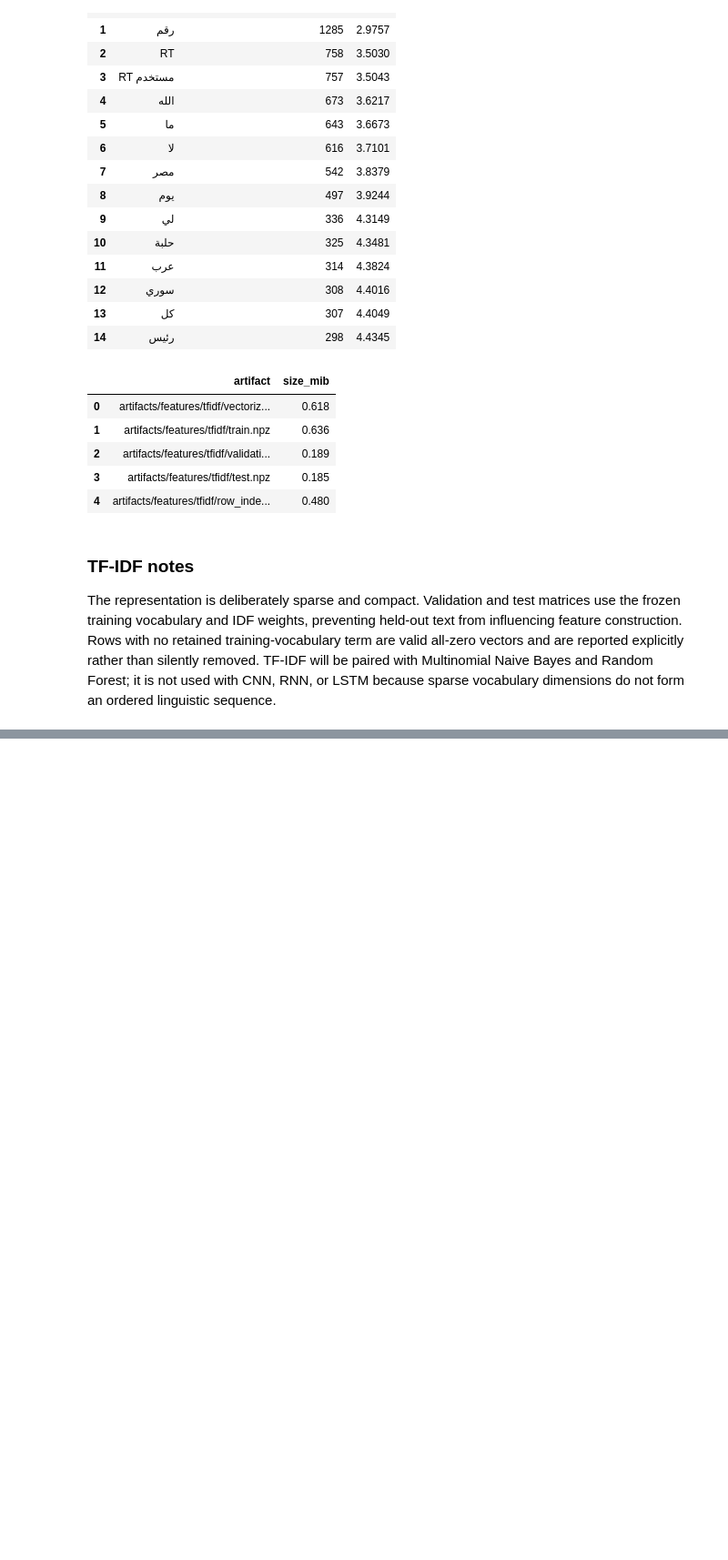
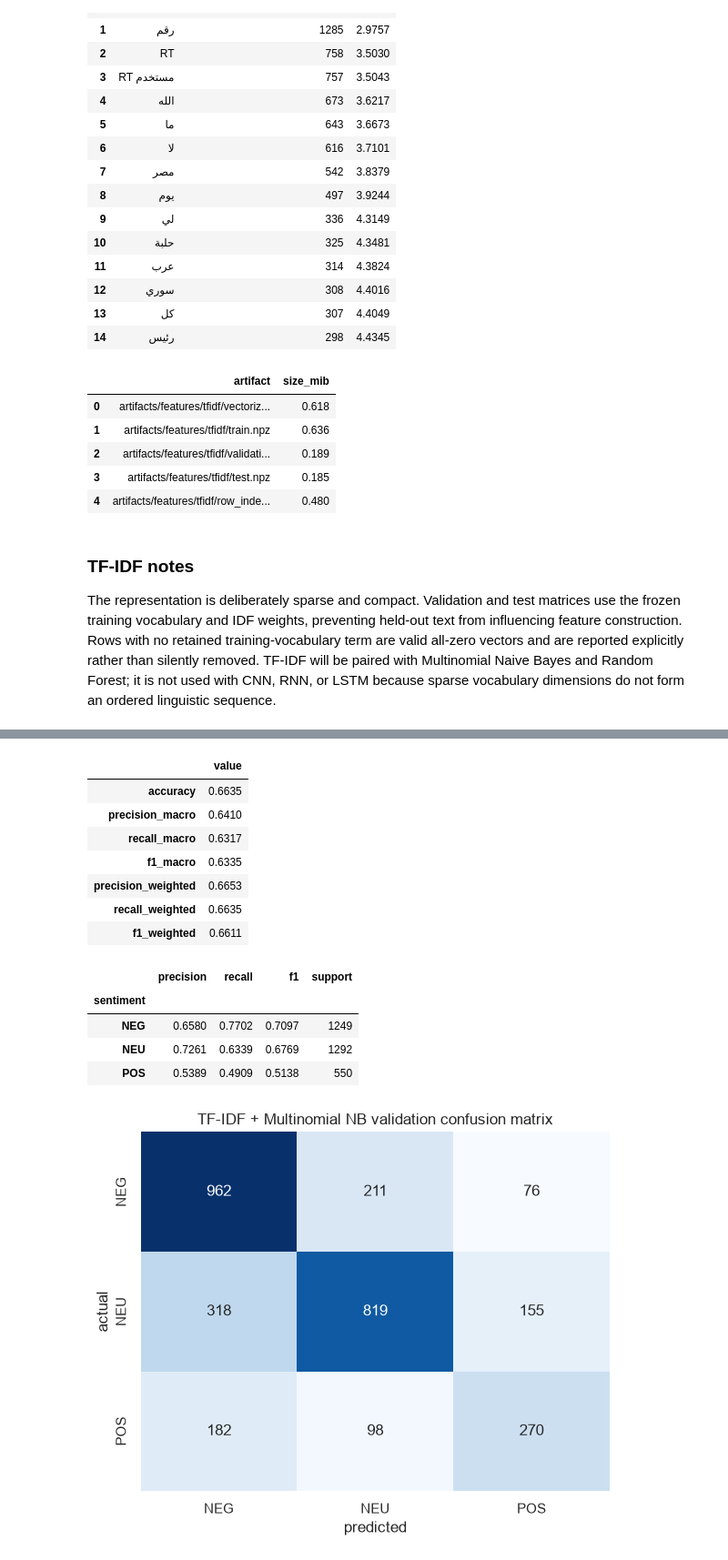
Before and after one commit to iAboud98/arabic-sentiment-analysis, a Jupyter notebook: notebooks/arabic_sentiment_analysis.ipynb, the cells around one changed output, grey strips where cells are left out. Shown at 91% size. Drawn from its saved outputs; the diff is of its cells as text; code cells hidden in the pictures; blank space fills up the shorter version.

Commit message:
tune TF-IDF Multinomial Naive Bayes

```diff
--- a/notebooks/arabic_sentiment_analysis.ipynb
+++ b/notebooks/arabic_sentiment_analysis.ipynb
@@ -1331,0 +1449,47 @@ The representation is deliberately sparse and compact. Validation and test matri
+# %%
+tfidf_mnb_validation_metrics = aggregate_classification_metrics(
+    TFIDF_TARGETS["validation"], TFIDF_MNB_VALIDATION_PREDICTIONS
+)
+tfidf_mnb_validation_per_class = per_class_metrics(
+    TFIDF_TARGETS["validation"], TFIDF_MNB_VALIDATION_PREDICTIONS
+)
+tfidf_mnb_validation_confusion = pd.DataFrame(
+    confusion_matrix(
+        TFIDF_TARGETS["validation"],
+        TFIDF_MNB_VALIDATION_PREDICTIONS,
+        labels=SENTIMENT_LABELS,
+    ),
+    index=pd.Index(SENTIMENT_LABELS, name="actual"),
+    columns=pd.Index(SENTIMENT_LABELS, name="predicted"),
+)
+
+display(pd.Series(tfidf_mnb_validation_metrics, name="value").to_frame().round(4))
+display(tfidf_mnb_validation_per_class.round(4))
+
+figure, axis = plt.subplots(figsize=(6, 5))
+sns.heatmap(
+    tfidf_mnb_validation_confusion,
+    annot=True,
+    fmt="d",
+    cmap="Blues",
+    cbar=False,
+    ax=axis,
+)
+axis.set_title("TF-IDF + Multinomial NB validation confusion matrix")
+figure.tight_layout()
+plt.show()
+# %% [output]
+|  | value |
+| accuracy | 0.6635 |
+| precision_macro | 0.6410 |
+| recall_macro | 0.6317 |
+| f1_macro | 0.6335 |
+| precision_weighted | 0.6653 |
+| recall_weighted | 0.6635 |
+| f1_weighted | 0.6611 |
+|  | precision | recall | f1 | support |
+| sentiment |  |  |  |  |
+| NEG | 0.6580 | 0.7702 | 0.7097 | 1249 |
+| NEU | 0.7261 | 0.6339 | 0.6769 | 1292 |
+| POS | 0.5389 | 0.4909 | 0.5138 | 550 |
+[figure, added]
```
Also changed, not shown: parts of 6 cells of this notebook, 3 other files.
